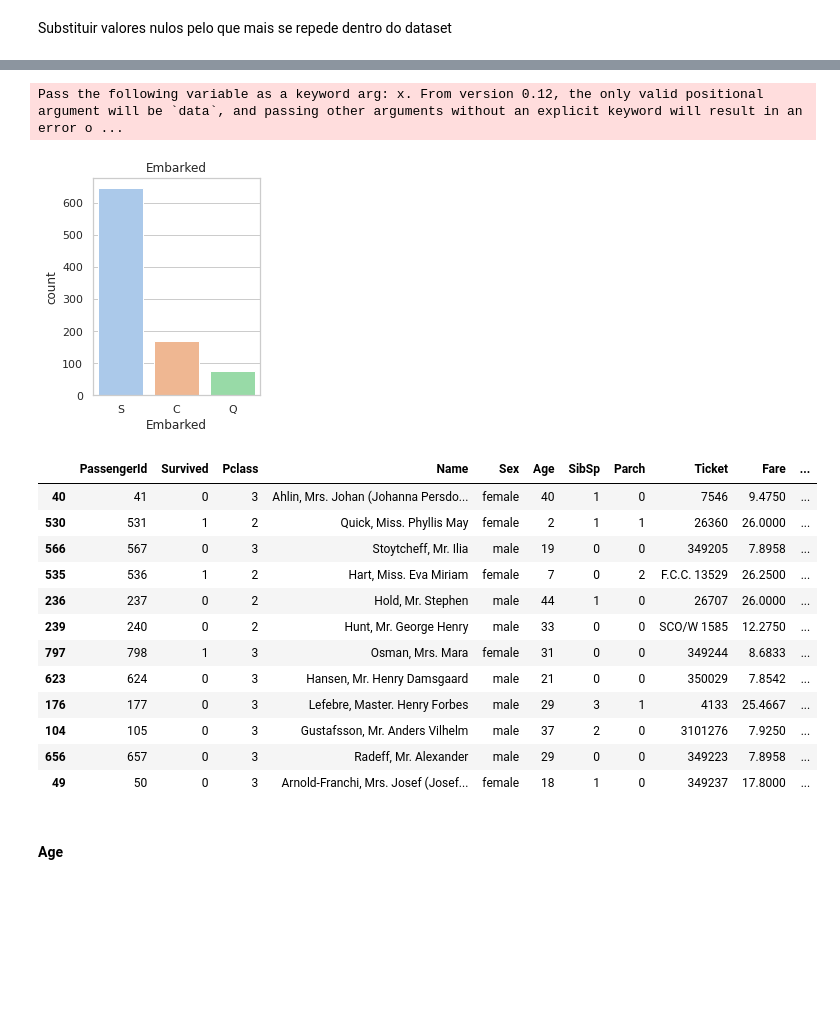
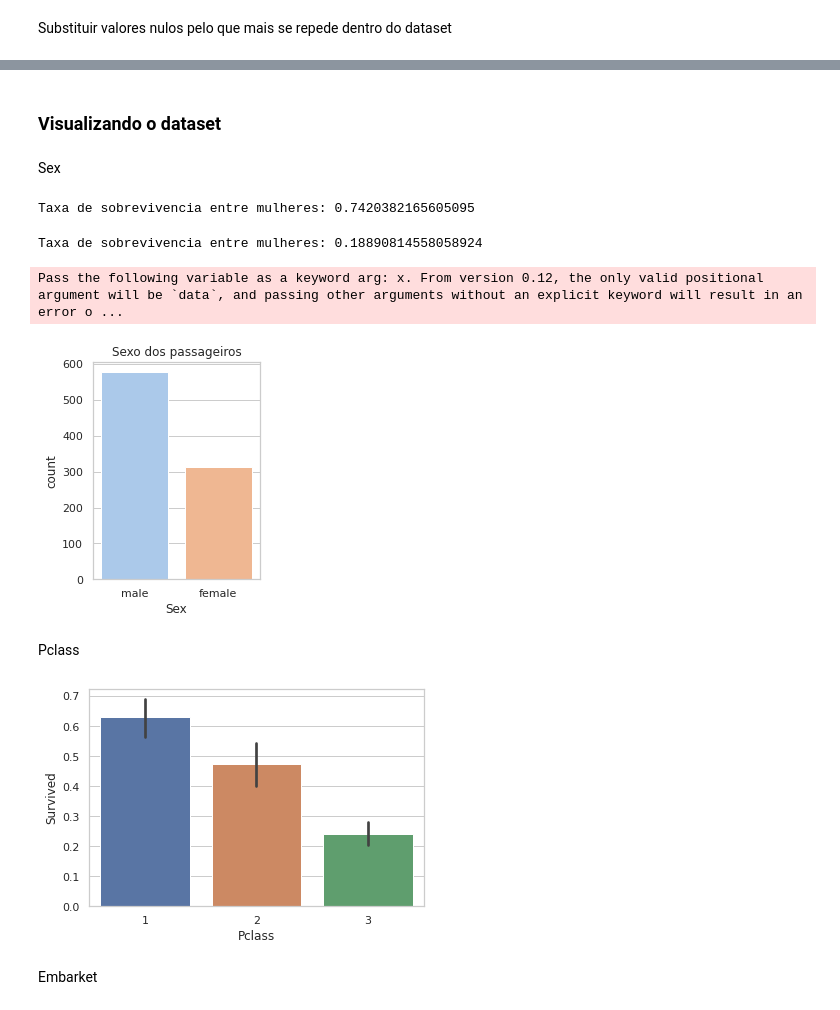
Before and after one commit to doissegundos/Titanic_Machine_Learning_Kaggle, a Jupyter notebook: titanic.ipynb, the cells around one changed output, grey strips where cells are left out. Saved outputs shown, nothing was run; the diff lists cells and outputs as text; code cells hidden in the pictures; blank space fills up the shorter version.

```diff
--- a/titanic.ipynb
+++ b/titanic.ipynb
@@ -263,27 +252,34 @@ df_test['EmbarkedC'] = df_test['EmbarkedC'].astype(int)
+# %% [markdown]
+### Visualizando o dataset
+# %% [markdown]
+Sex
+# %%
+#Taxa de sobrevivencia entre mulheres
+p_mulher = df_train.loc[df_train.Sex == 'female']["Survived"]
+print("Taxa de sobrevivencia entre mulheres: " + str(sum(p_mulher)/len(p_mulher)))
+# %% [output]
+Taxa de sobrevivencia entre mulheres: 0.7420382165605095
+# %%
+#Taxa de sobrevivencia entre homens
+p_homem = df_train.loc[df_train.Sex == 'male']["Survived"]
+print("Taxa de sobrevivencia entre mulheres: " + str(sum(p_homem)/len(p_homem)))
+# %% [output]
+Taxa de sobrevivencia entre mulheres: 0.18890814558058924
 # %%
 plt.figure(figsize=(3, 4))
 sns.set_theme(style="whitegrid")
-sns.countplot('Embarked',data=df_train,palette="pastel")
-plt.title('Embarked')
+sns.countplot('Sex',data=df_train,palette="pastel")
+plt.title('Sexo dos passageiros')
 plt.show()
 # %% [output]
 Pass the following variable as a keyword arg: x. From version 0.12, the only valid positional argument will be `data`, and passing other arguments without an explicit keyword will result in an error o ...
-[figure, old version]
+[figure, new version]
-# %%
-df_train.sample(12)
-# %% [output]
-|  | PassengerId | Survived | Pclass | Name | Sex | Age | SibSp | Parch | Ticket | Fare | ... |
-| 40 | 41 | 0 | 3 | Ahlin, Mrs. Johan (Johanna Persdo... | female | 40 | 1 | 0 | 7546 | 9.4750 | ... |
-| 530 | 531 | 1 | 2 | Quick, Miss. Phyllis May | female | 2 | 1 | 1 | 26360 | 26.0000 | ... |
-| 566 | 567 | 0 | 3 | Stoytcheff, Mr. Ilia | male | 19 | 0 | 0 | 349205 | 7.8958 | ... |
-| 535 | 536 | 1 | 2 | Hart, Miss. Eva Miriam | female | 7 | 0 | 2 | F.C.C. 13529 | 26.2500 | ... |
-| 236 | 237 | 0 | 2 | Hold, Mr. Stephen | male | 44 | 1 | 0 | 26707 | 26.0000 | ... |
-| 239 | 240 | 0 | 2 | Hunt, Mr. George Henry | male | 33 | 0 | 0 | SCO/W 1585 | 12.2750 | ... |
-| 797 | 798 | 1 | 3 | Osman, Mrs. Mara | female | 31 | 0 | 0 | 349244 | 8.6833 | ... |
-| 623 | 624 | 0 | 3 | Hansen, Mr. Henry Damsgaard | male | 21 | 0 | 0 | 350029 | 7.8542 | ... |
-| 176 | 177 | 0 | 3 | Lefebre, Master. Henry Forbes | male | 29 | 3 | 1 | 4133 | 25.4667 | ... |
-| 104 | 105 | 0 | 3 | Gustafsson, Mr. Anders Vilhelm | male | 37 | 2 | 0 | 3101276 | 7.9250 | ... |
-| 656 | 657 | 0 | 3 | Radeff, Mr. Alexander | male | 29 | 0 | 0 | 349223 | 7.8958 | ... |
-| 49 | 50 | 0 | 3 | Arnold-Franchi, Mrs. Josef (Josef... | female | 18 | 1 | 0 | 349237 | 17.8000 | ... |
-# %% [markdown]
-#### Age
+# %% [markdown]
+Pclass
+# %%
+#Taxa de sobrevivencia de acordo com sua classe
+sns.barplot(x='Pclass', y='Survived', data=df_train);
+# %% [output]
+[figure, added]
+# %% [markdown]
+Embarket
```
Also changed, not shown: parts of 16 cells of this notebook.
